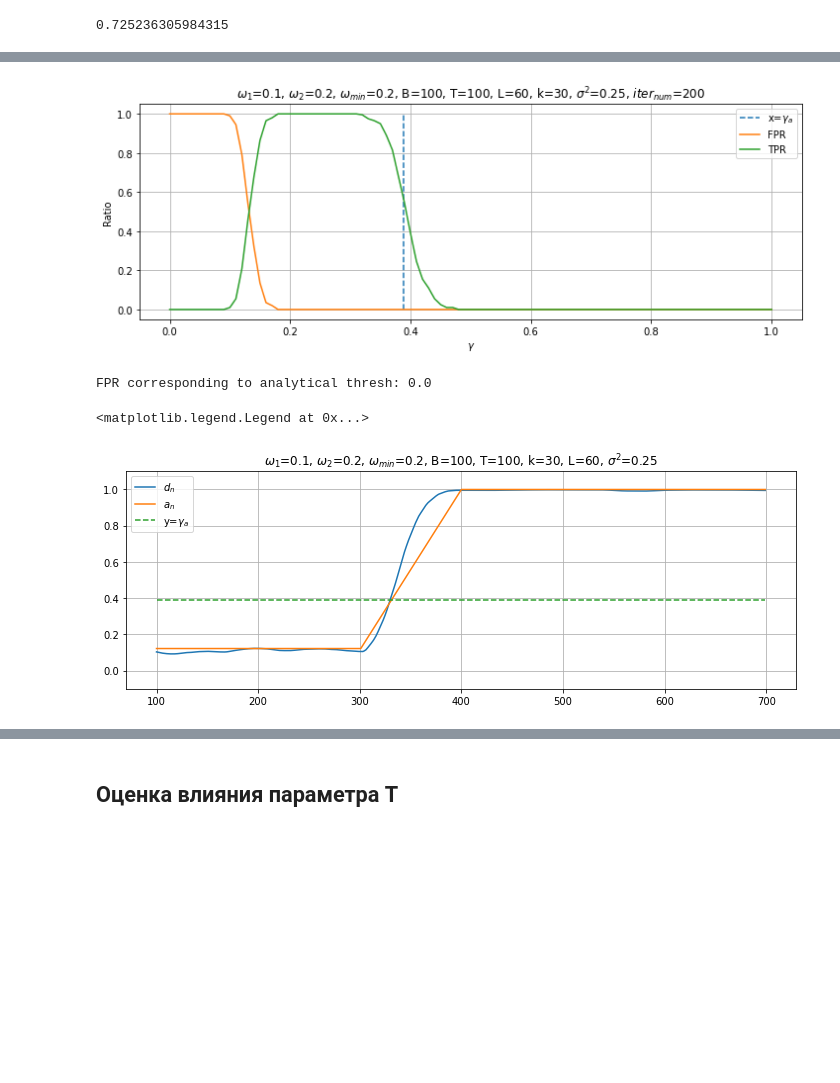
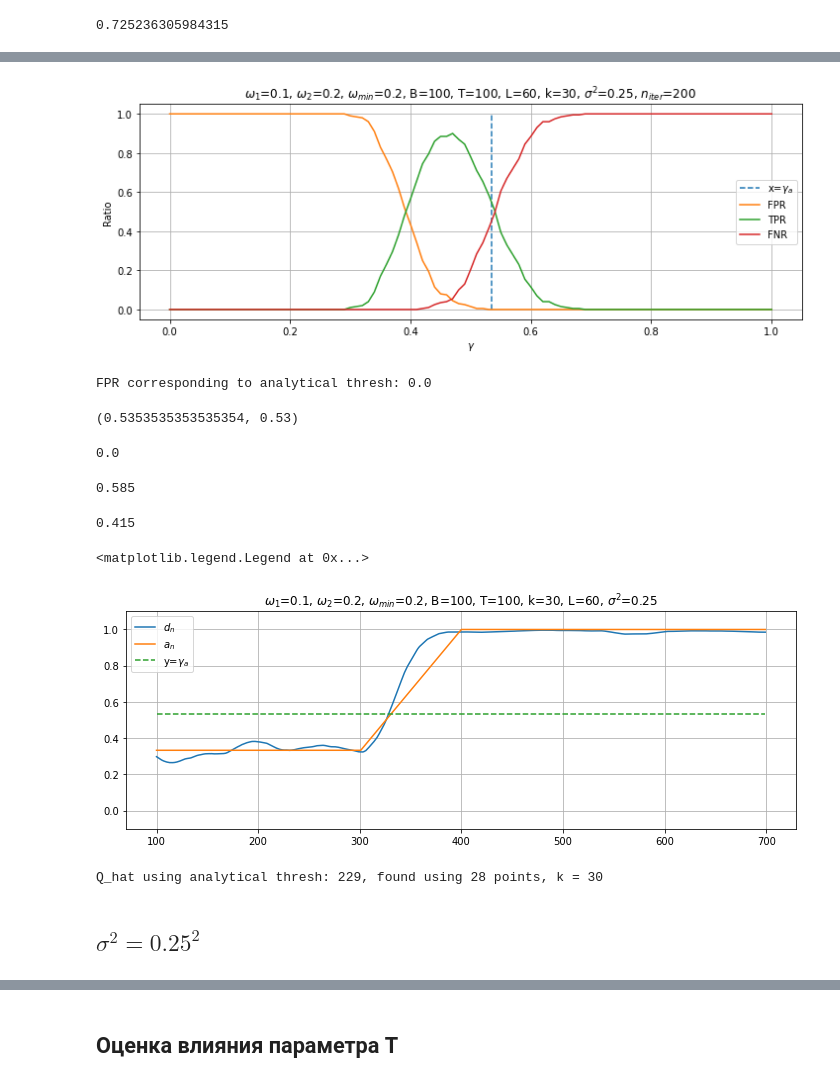
Before and after one commit to Loulaan/researchWork, a Jupyter notebook: ThreshDetection/images.ipynb, the cells around one changed output, grey strips where cells are left out. Saved outputs shown, nothing was run; the diff lists cells and outputs as text; code cells hidden in the pictures; blank space fills up the shorter version.

```diff
--- a/ThreshDetection/images.ipynb
+++ b/ThreshDetection/images.ipynb
@@ -294,12 +314,11 @@ B = 100
 T_ = 100
 L = 60
 
-sigma_square = 0.25
-original_series = generate_series(w1, w2, Q, N) + np.random.normal(scale=sigma_square, size=N)
+original_series = generate_series(w1, w2, Q, N) + np.random.normal(scale=noise_sd, size=N)
 row = Hmatr(f=original_series, B=B, T=T_, L=L, neig=r, svdMethod=method).getRow()
 
 # Generate analytical approximation to row function
-initial_value = np.quantile(row[:Q-B], 0.95)
+initial_value = noise_sd**2/(0.5 + noise_sd**2)
 g_analytical = ThreshAnalytical(w1, w_min, L, T_, k, initial_value)
 
 
@@ -334,7 +355,7 @@ g_analytical.value_after_heterogeneity
 from tqdm import tqdm
 # %%
 iter_num = 200
-noise_var = 0.25
+noise_sd = 0.5
 # %%
 def modelling_series():
     np.random.seed(12345)
@@ -342,9 +363,7 @@ def modelling_series():
     rows = []
     time_start = time.time()
     for i in tqdm(range(iter_num)):
-        original_series = generate_series(w1, w2, Q, N)
-        noise = np.random.normal(scale=noise_var, size=N)
-        original_series += noise
+        original_series = generate_series(w1, w2, Q, N) + np.random.normal(scale=noise_sd, size=N)
         rows.append(Hmatr(f=original_series, B=B, T=T_, L=L, neig=r, svdMethod=method).getRow())
         series.append(original_series)
     print(f"Modelling took {round(time.time() - time_start, 4)} s")
@@ -364,6 +383,7 @@ threshes = np.arange(0, 1.01, 0.01)
 
 fpr = []  # Детекции раньше настоящего момента возмущения
 tpr = []  # Детекции в или позже момента возмущения, но не позже момента k
+fnr = []  # Детекции позже момента k
 tpr_1 = []  # Детекции в или позже момента возмущения, но не позже момента k
 
 Q_hats = []
@@ -371,31 +391,33 @@ time_start = time.time()
 for thresh in threshes:
     fp = 0
     tp = 0
+    fn = 0
     tp_1 = 0
     for row in modelled_rows:
         Q_hat = find_Q_hat(row, thresh)
         Q_hats.append(Q_hat)
         if Q_hat is None:
             # Не превзошли порог, пропускаем значение. При подсчете долей кривые будут уходить в 0
+            fn += 1
             continue
         Q_hat += B
         if Q_hat < Q:
             fp += 1
         if Q <= Q_hat <= Q + k:
             tp += 1
+        if Q_hat > Q+k:
+            fn += 1
     fpr.append(round(fp/iter_num, 4))
     tpr.append(round(tp/iter_num, 4))
+    fnr.append(round(fn/iter_num, 4))
 
 mean_thresh = []
 for row in modelled_rows:
-    initial_value = np.quantile(modelled_rows[0][:Q-B], 0.95)
+    initial_value = noise_sd**2/(0.5 + noise_sd**2)
     g_analytical = ThreshAnalytical(w1, w_min, L, T_, k, initial_value)
     mean_thresh.append(g_analytical.thresh)
 mean_thresh = np.mean(mean_thresh)
 
-approx_correct = [initial_value for i in range(Q-B)]
-approx_correct = [*approx_correct, *g_analytical.transition_interval.tolist()]
-approx_correct = [*approx_correct, *[g_analytical.value_after_heterogeneity for i in range(len(row) - len(approx_correct))]]
 
 print(f"Calculating statistics took {round(time.time() - time_start, 4)} s")
 # %% [output]
@@ -403,30 +425,31 @@ Calculating statistics took 0.245 s
 # %%
 from utils.utils import find_fpr_corr_to_thresh
 
 plt.figure(figsize=(12, 4))
 plt.plot([mean_thresh]*len(threshes), threshes, '--', label=r'x=$\gamma_a$')
 plt.plot(threshes, fpr, label='FPR')
 
 values = np.array(tpr/(1-np.array(fpr)))
 idxs = np.invert(np.isnan(values))
 values = values[idxs]
 
 
 plt.plot(threshes, tpr, label='TPR')
+plt.plot(threshes, fnr, label='FNR')
 # plt.plot(np.array(threshes)[idxs], values, label='TPR_1')
 w_min_str = r'$\omega_{min}$'
-iter_num_str = r'$iter_{num}$'
-plt.title(fr"$\omega_1$={w1}, $\omega_2$={w2}, {w_min_str}={round(w_min, 4)}, B={B}, T={T_}, L={L}, k={k}, $\sigma^2$={noise_var}, {iter_num_str}={iter_num}")
+iter_num_str = r'$n_{iter}$'
+plt.title(fr"$\omega_1$={w1}, $\omega_2$={w2}, {w_min_str}={round(w_min, 4)}, B={B}, T={T_}, L={L}, k={k}, $\sigma^2$={noise_sd**2}, {iter_num_str}={iter_num}")
 plt.xlabel(r'$\gamma$')
 plt.ylabel('Ratio')
 plt.legend()
 plt.grid()
 # plt.savefig(f'system_estimation_T={T_}.png')
 plt.show()
 
 fpr_to_thresh = find_fpr_corr_to_thresh(threshes, fpr, g_analytical.thresh)
 print(f"FPR corresponding to analytical thresh: {fpr_to_thresh}")
 # system_estimation
 # %% [output]
-[figure, old version]
+[figure, new version]
 FPR corresponding to analytical thresh: 0.0
@@ -435,0 +456,16 @@ Q_hat_correct = find_Q_hat(row, g_analytical.thresh)
+# %%
+mean_thresh, threshes[53]
+# %% [output]
+(0.5353535353535354, 0.53)
+# %%
+fpr[53]
+# %% [output]
+0.0
+# %%
+tpr[53]
+# %% [output]
+0.585
+# %%
+fnr[53]
+# %% [output]
+0.415
@@ -440,11 +483,17 @@ plt.plot(X, row, label=r'$d_n$')
 plt.plot(X, approx_correct, label=r'$a_n$')
 plt.plot(np.arange(B, N), [g_analytical.thresh]*len(row), '--', label=r'y=$\gamma_a$')
 # plt.plot(Q_hat_correct, row[Q_hat_correct], marker='o')
-plt.title(fr"$\omega_1$={w1}, $\omega_2$={w2}, {w_min_str}={round(w_min, 4)}, B={B}, T={T_}, k={k}, L={L}, $\sigma^2$={noise_var}")
+plt.title(fr"$\omega_1$={w1}, $\omega_2$={w2}, {w_min_str}={round(w_min, 4)}, B={B}, T={T_}, k={k}, L={L}, $\sigma^2$={noise_sd**2}")
 plt.ylim((-0.1, 1.1))
 plt.grid()
 plt.legend()
 # system_estimation_one_iter
 # %% [output]
 <matplotlib.legend.Legend at 0x...>
-[figure, old version]
+[figure, new version]
+# %%
+print(f"Q_hat using analytical thresh: {Q_hat_correct}, found using {Q_hat_correct-Q+B} points, k = {k}")
+# %% [output]
+Q_hat using analytical thresh: 229, found using 28 points, k = 30
+# %% [markdown]
+## $\sigma^2=0.25^2$
```
Also changed, not shown: parts of 66 cells of this notebook, 27 other files.
